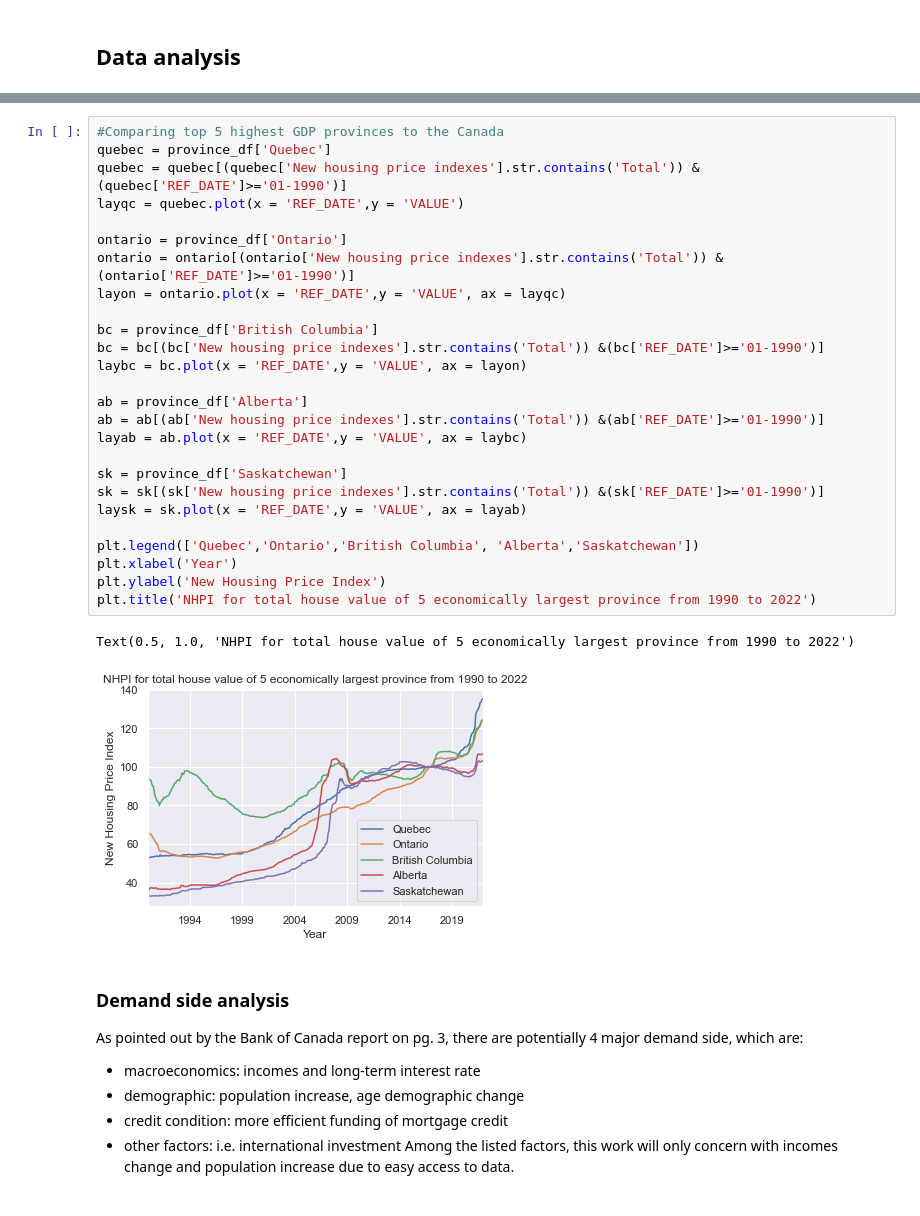
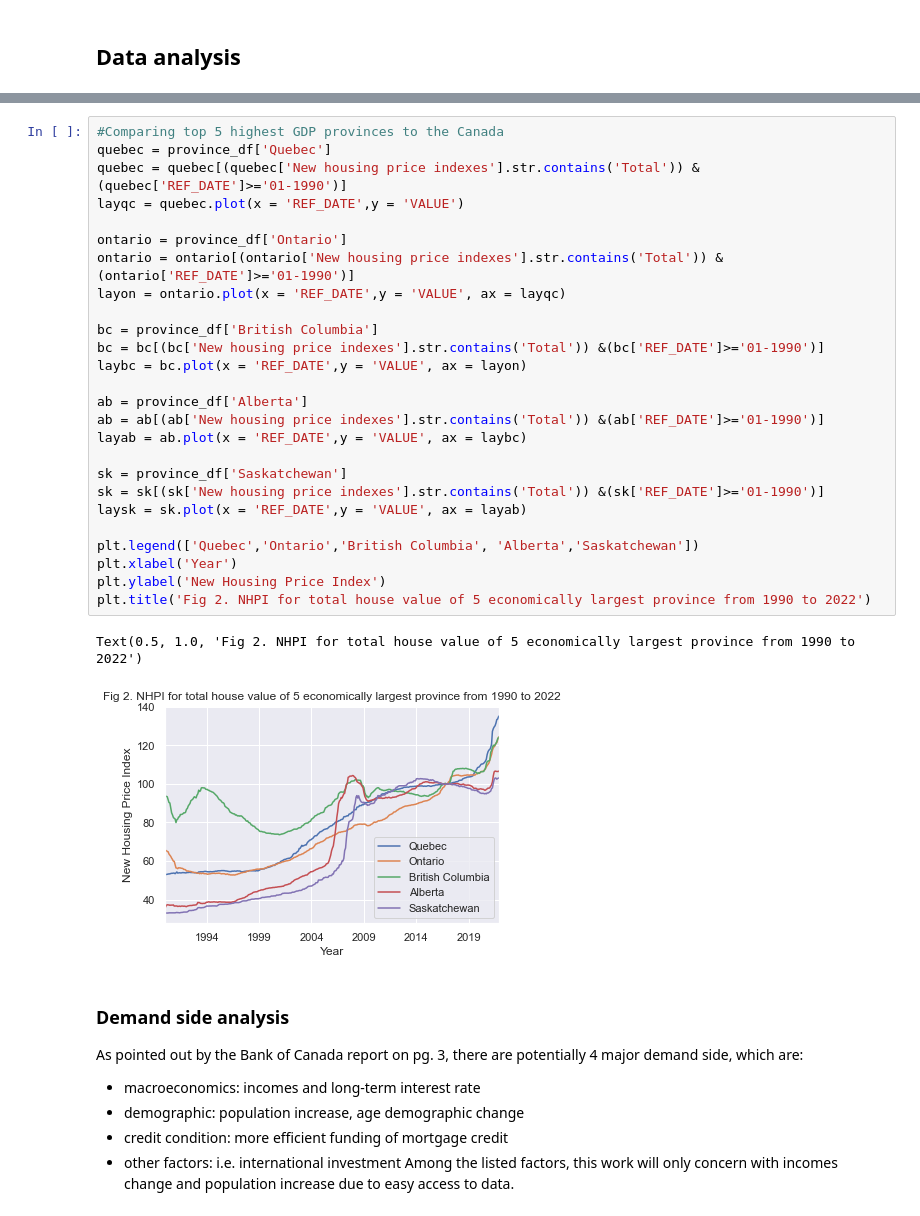
Before and after one commit to ChinhTranKaizen/StatCanHousing, a Jupyter notebook: DataAnalysis.ipynb, the cells around one changed output, grey strips where cells are left out. Cells and saved outputs as stored; diff of their text form.

```diff
--- a/DataAnalysis.ipynb
+++ b/DataAnalysis.ipynb
@@ -131,32 +119,32 @@ plt.legend(['Canada'])
 # %%
 #Comparing top 5 highest GDP provinces to the Canada
 quebec = province_df['Quebec']
 quebec = quebec[(quebec['New housing price indexes'].str.contains('Total')) &(quebec['REF_DATE']>='01-1990')]
 layqc = quebec.plot(x = 'REF_DATE',y = 'VALUE')
 
 ontario = province_df['Ontario']
 ontario = ontario[(ontario['New housing price indexes'].str.contains('Total')) &(ontario['REF_DATE']>='01-1990')]
 layon = ontario.plot(x = 'REF_DATE',y = 'VALUE', ax = layqc)
 
 bc = province_df['British Columbia']
 bc = bc[(bc['New housing price indexes'].str.contains('Total')) &(bc['REF_DATE']>='01-1990')]
 laybc = bc.plot(x = 'REF_DATE',y = 'VALUE', ax = layon)
 
 ab = province_df['Alberta']
 ab = ab[(ab['New housing price indexes'].str.contains('Total')) &(ab['REF_DATE']>='01-1990')]
 layab = ab.plot(x = 'REF_DATE',y = 'VALUE', ax = laybc)
 
 sk = province_df['Saskatchewan']
 sk = sk[(sk['New housing price indexes'].str.contains('Total')) &(sk['REF_DATE']>='01-1990')]
 laysk = sk.plot(x = 'REF_DATE',y = 'VALUE', ax = layab)
 
 plt.legend(['Quebec','Ontario','British Columbia', 'Alberta','Saskatchewan'])
 plt.xlabel('Year')
 plt.ylabel('New Housing Price Index')
-plt.title('NHPI for total house value of 5 economically largest province from 1990 to 2022')
+plt.title('Fig 2. NHPI for total house value of 5 economically largest province from 1990 to 2022')
 # %% [output]
-Text(0.5, 1.0, 'NHPI for total house value of 5 economically largest province from 1990 to 2022')
+Text(0.5, 1.0, 'Fig 2. NHPI for total house value of 5 economically largest province from 1990 to 2022')
-[figure, old version]
+[figure, new version]
 # %% [markdown]
 ### Demand side analysis
 As pointed out by the Bank of Canada report on pg. 3, there are potentially 4 major demand side, which are:
```
Also changed, not shown: parts of 25 cells of this notebook, 16 other files.
